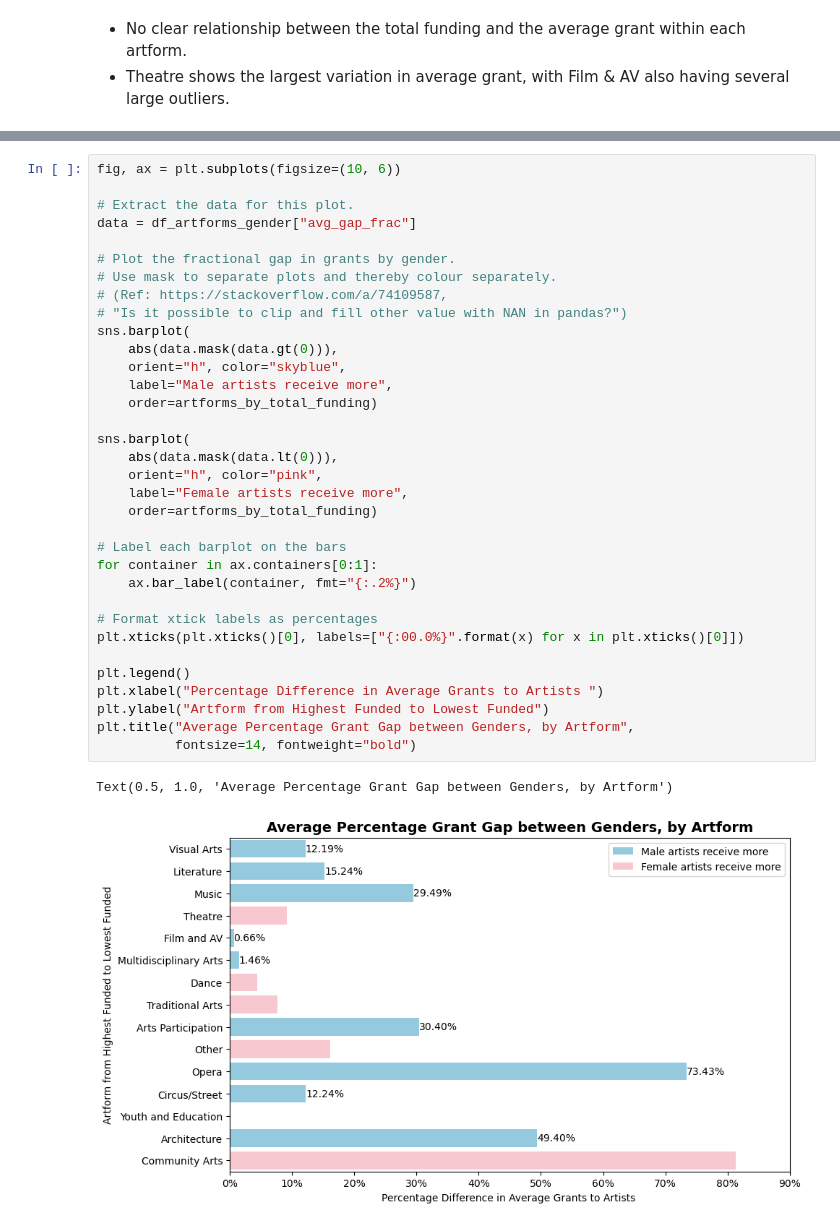
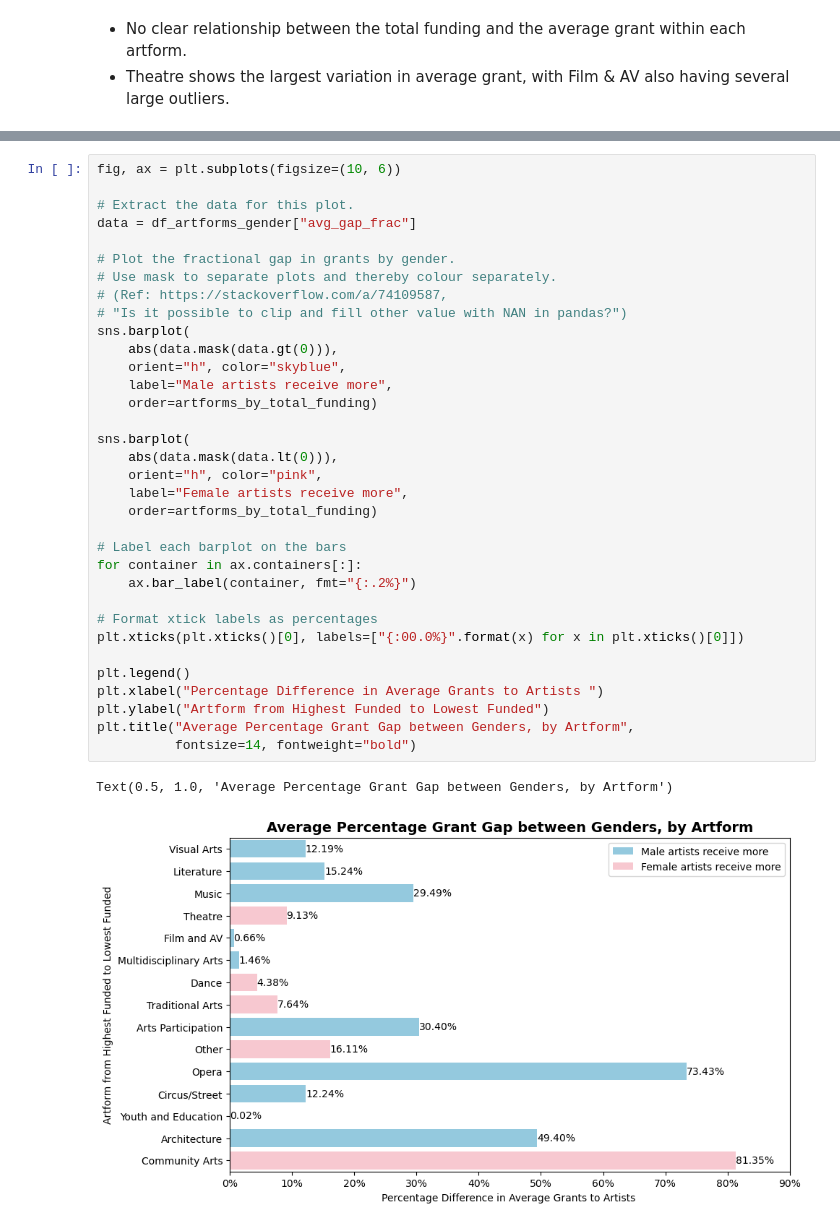
Before and after one commit to SuColl/programming-for-data-analytics, a Jupyter notebook: project/notebook.ipynb, the cells around one changed output, grey strips where cells are left out. Drawn from its saved outputs; the diff is of its cells as text.

```diff
--- a/project/notebook.ipynb
+++ b/project/notebook.ipynb
@@ -752,33 +731,33 @@ data = df_artforms_gender["avg_gap_frac"]
 
 # Plot the fractional gap in grants by gender.
 # Use mask to separate plots and thereby colour separately.
 # (Ref: https://stackoverflow.com/a/74109587,
 # "Is it possible to clip and fill other value with NAN in pandas?")
 sns.barplot(
     abs(data.mask(data.gt(0))),
     orient="h", color="skyblue",
     label="Male artists receive more",
     order=artforms_by_total_funding)
 
 sns.barplot(
     abs(data.mask(data.lt(0))),
     orient="h", color="pink",
     label="Female artists receive more",
     order=artforms_by_total_funding)
 
 # Label each barplot on the bars
-for container in ax.containers[0:1]:
+for container in ax.containers[:]:
     ax.bar_label(container, fmt="{:.2%}")
 
 # Format xtick labels as percentages
 plt.xticks(plt.xticks()[0], labels=["{:00.0%}".format(x) for x in plt.xticks()[0]])
 
 plt.legend()
 plt.xlabel("Percentage Difference in Average Grants to Artists ")
 plt.ylabel("Artform from Highest Funded to Lowest Funded")
 plt.title("Average Percentage Grant Gap between Genders, by Artform",
           fontsize=14, fontweight="bold")
 # %% [output]
 Text(0.5, 1.0, 'Average Percentage Grant Gap between Genders, by Artform')
-[figure, old version]
+[figure, new version]
 # %% [markdown]
```
Also changed, not shown: parts of 9 cells of this notebook, 1 other file.
